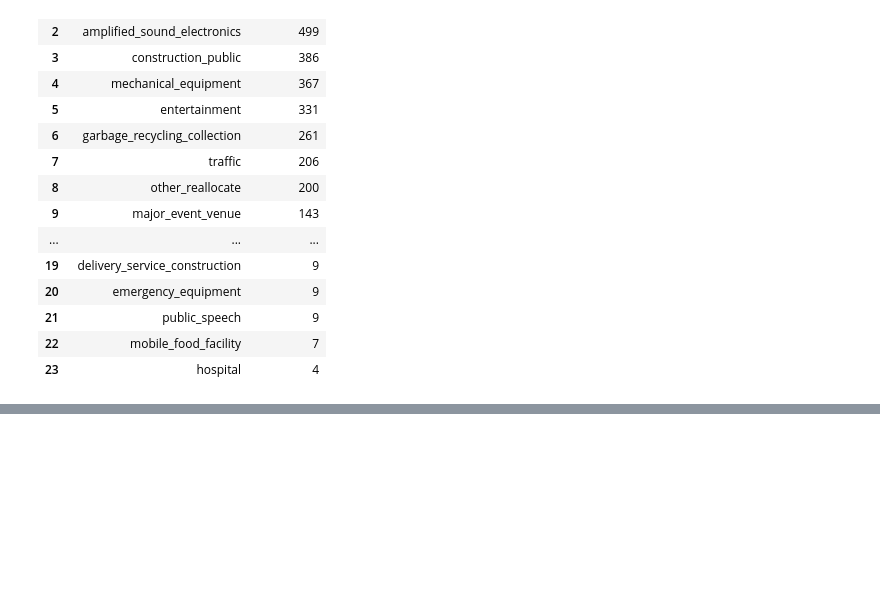
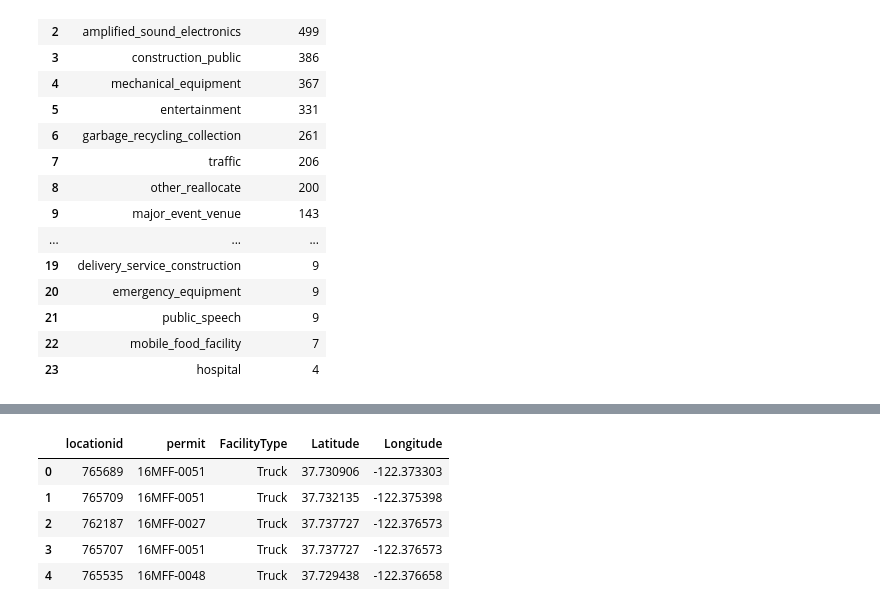
Before and after one commit to xtowang/Housing-in-SF, a Jupyter notebook: hw5.ipynb, the cells around one changed output, grey strips where cells are left out. Drawn from its saved outputs; the diff is of its cells as text; code cells hidden in the pictures; blank space fills up the shorter version.

```diff
--- a/hw5.ipynb
+++ b/hw5.ipynb
@@ -272,0 +286,21 @@ noise_data
+# %%
+truck_sql_query = """
+SELECT mobile_food_locations.locationid, mobile_food_permits.permit, mobile_food_permits.FacilityType, Latitude, Longitude from mobile_food_locations
+INNER JOIN mobile_food_schedule ON mobile_food_schedule.locationid = mobile_food_locations.locationid
+INNER JOIN mobile_food_permits ON mobile_food_permits.permit = mobile_food_schedule.permit
+WHERE FacilityType = 'Truck'
+AND Latitude != 0
+AND Longitude != 0
+GROUP BY mobile_food_locations.locationid
+ORDER BY Longitude DESC
+"""
+
+truck_data = pd.read_sql_query(truck_sql_query,conn3)
+truck_data.head()
+# %% [output]
+|  | locationid | permit | FacilityType | Latitude | Longitude |
+| 0 | 765689 | 16MFF-0051 | Truck | 37.730906 | -122.373303 |
+| 1 | 765709 | 16MFF-0051 | Truck | 37.732135 | -122.375398 |
+| 2 | 762187 | 16MFF-0027 | Truck | 37.737727 | -122.376573 |
+| 3 | 765707 | 16MFF-0051 | Truck | 37.737727 | -122.376573 |
+| 4 | 765535 | 16MFF-0048 | Truck | 37.729438 | -122.376658 |
```
Also changed, not shown: parts of 7 cells of this notebook.
